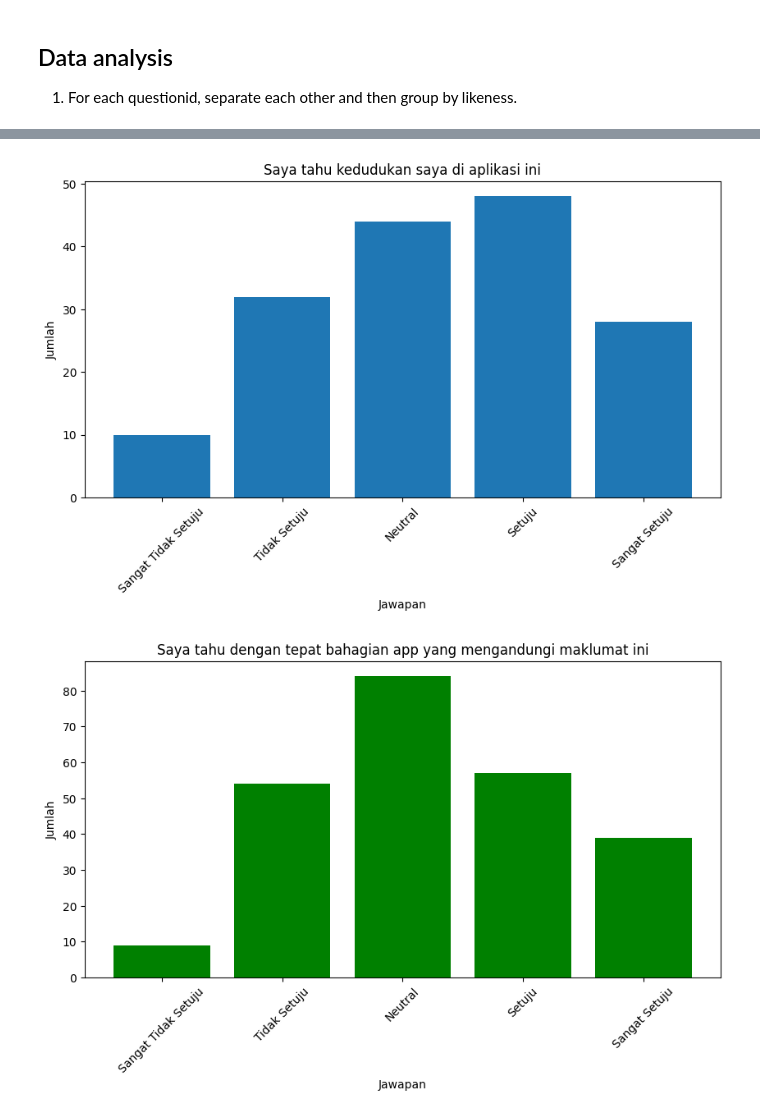
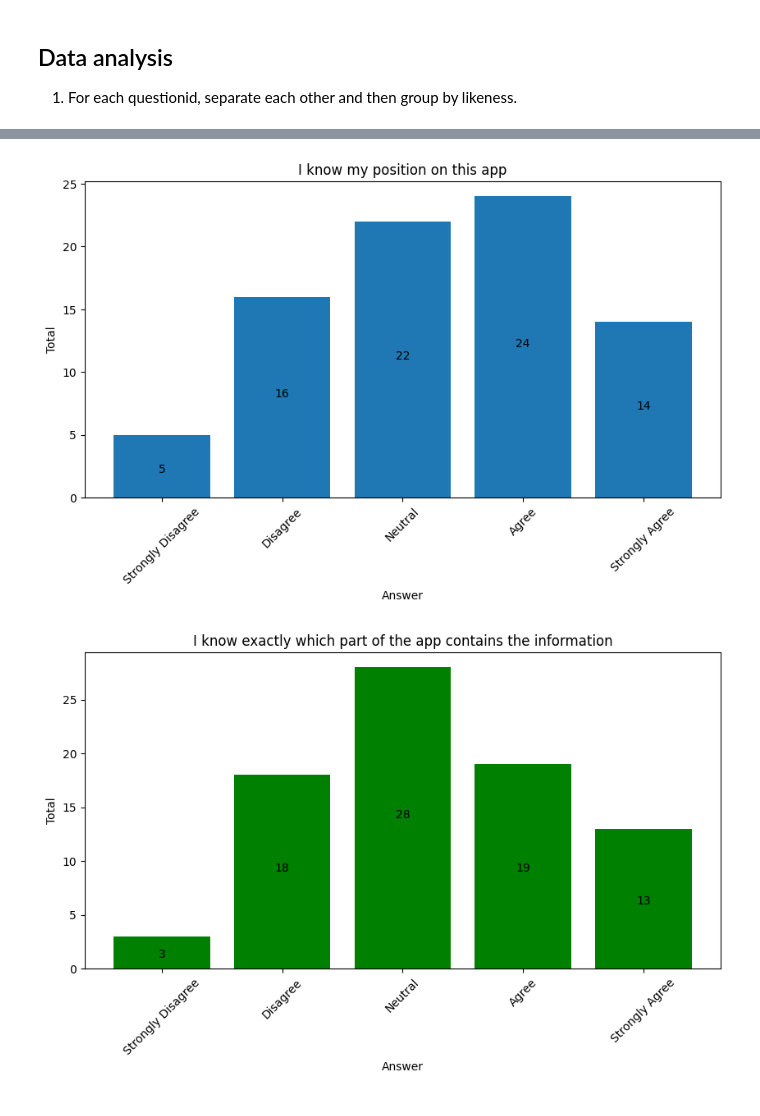
Before and after one commit to aimanhaziqmy/mycardiacrehab, a Jupyter notebook: myCardiacRehab_survey.ipynb, the cells around one changed output, grey strips where cells are left out. Saved outputs shown, nothing was run; the diff lists cells and outputs as text; code cells hidden in the pictures.

```diff
--- a/myCardiacRehab_survey.ipynb
+++ b/myCardiacRehab_survey.ipynb
@@ -43,2 +81,2 @@ q2 = data[data['questionId'] == 2].groupby('answerId').sum()
 # %%
-q3 = data[data['questionId'] == 3].groupby('answerId').sum()
+q3 = data[data['questionId'] == 3].loc[:,["answerId","questionId"]].groupby('answerId').count()
@@ -59,11 +97,12 @@ def addLabels(x,y):
     plt.text(i, y[i]//2 ,y[i], ha="center")
 
 q1_ans  = np.array(q1)
-q_question = ['Sangat Tidak Setuju', 'Tidak Setuju', 'Neutral', 'Setuju', 'Sangat Setuju']
+q_question = ['Strongly Disagree', "Disagree", 'Neutral', 'Agree', 'Strongly Agree']
 plt.bar(q_question, q1_ans.flatten(), color="purple")
-plt.title("Mudah Dilakukan")
-plt.xlabel("Jawapan")
-plt.ylabel("Jumlah")
+addLabels(q_question, q1_ans.flatten())
+plt.title("Easy to do")
+plt.xlabel("Answer")
+plt.ylabel("Total")
 plt.xticks(rotation=45)
 plt.show()
 # %% [output]
@@ -72,21 +111,23 @@ plt.show()
 fig = plt.figure(figsize=(10,5))
 q2_ans = np.array(q2)
 plt.bar(q_question, q2_ans.flatten())
-plt.title("Saya tahu kedudukan saya di aplikasi ini")
-plt.xlabel("Jawapan")
-plt.ylabel("Jumlah")
+addLabels(q_question, q2_ans.flatten())
+plt.title("I know my position on this app")
+plt.xlabel("Answer")
+plt.ylabel("Total")
 plt.xticks(rotation=45)
 plt.show()
 # %% [output]
-[figure, old version]
+[figure, new version]
 # %%
 fig = plt.figure(figsize=(10,5))
 q3_ans = np.array(q3)
 plt.bar(q_question, q3_ans.flatten(), color="green")
-plt.title("Saya tahu dengan tepat bahagian app yang mengandungi maklumat ini")
-plt.xlabel("Jawapan")
-plt.ylabel("Jumlah")
+addLabels(q_question, q3_ans.flatten())
+plt.title("I know exactly which part of the app contains the information")
+plt.xlabel("Answer")
+plt.ylabel("Total")
 plt.xticks(rotation=45)
 plt.show()
 # %% [output]
-[figure, old version]
+[figure, new version]
```
Also changed, not shown: parts of 11 cells of this notebook.
